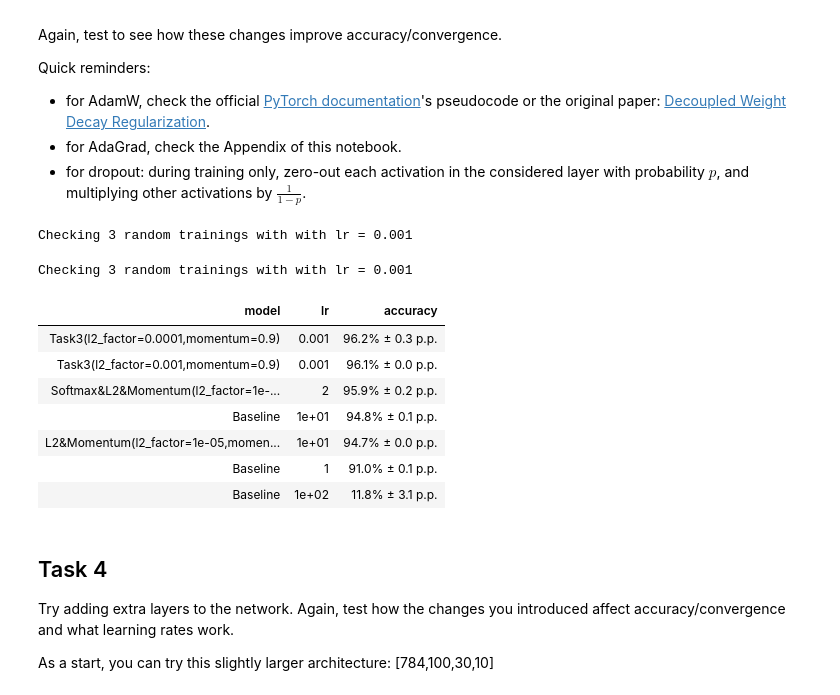
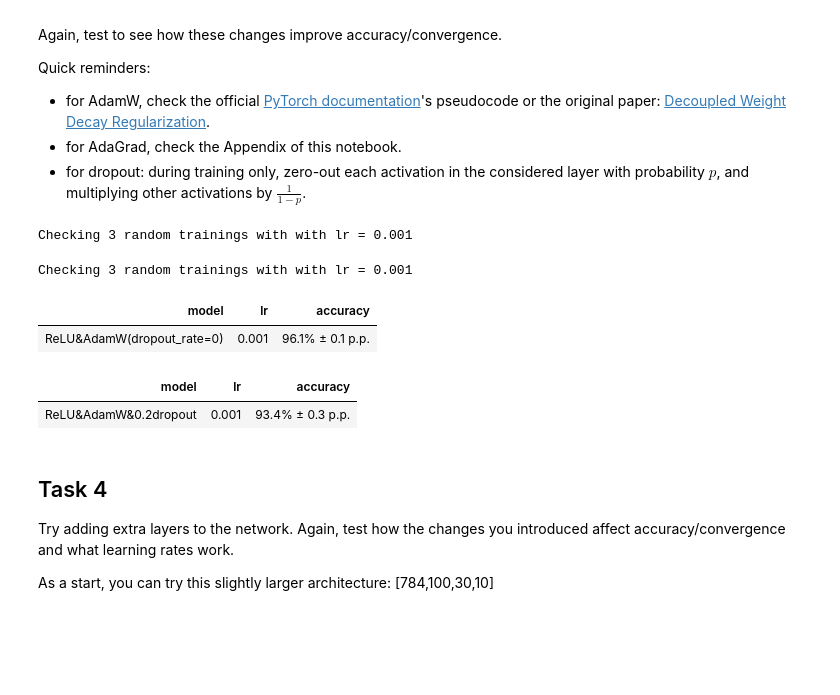
Before and after one commit to kapikozak/Deep-Neural-Networks-2026W, a Jupyter notebook: dnn04_better_MNIST.ipynb, the cells around one changed output. Cells and saved outputs as stored; diff of their text form; code cells hidden in the pictures; blank space fills up the shorter version.

Commit message:
Add dropout in Task3 and implement Task4

```diff
--- a/dnn04_better_MNIST.ipynb
+++ b/dnn04_better_MNIST.ipynb
@@ -541,9 +541,11 @@ Quick reminders:
 class Task3(Network):
     def __init__(
         self,
-        sizes: Sequence[int],
-        l2_factor: float = 1e-5,
+        sizes: Sequence[int] = (784, 30, 10),
+        l2_factor: float = 1e-4,
         momentum: float = 0.9,
+        dropout_rate: float = 0.2,
+
     ):
         super().__init__(sizes=sizes)
 
@@ -557,6 +559,7 @@ class Task3(Network):
 
         self.l2_factor = l2_factor
         self.momentum = momentum
+        self.dropout_rate = dropout_rate
 
         self.m_w: list[FloatNDArray] = [np.zeros_like(w) for w in self.weights]
         self.m_b: list[FloatNDArray] = [np.zeros_like(b) for b in self.biases]
@@ -578,6 +581,9 @@ class Task3(Network):
             else:
                 z = np.maximum(0, a)
 
+                mask = np.random.binomial(1, 1 - self.dropout_rate, size=z.shape)
+                z *= mask / (1 - self.dropout_rate)
+
         return z
 
     def backprop(
@@ -597,6 +603,9 @@ class Task3(Network):
                 z = stable_softmax(a)
             else:
                 z = np.maximum(0, a)
+
+                mask = np.random.binomial(1, 1 - self.dropout_rate, size=z.shape)
+                z *= mask / (1 - self.dropout_rate)
 
             zs.append(z)
 
@@ -659,8 +668,9 @@ class Task3(Network):
 
 
 class NewModelResults(ModelResults):
-    def __init__(self):
-        super().__init__(self)
+    def __init__(self, epochs: int = 10):
+        self.epochs = epochs
+        super().__init__()
 
     def add_result(self, model_name: str, learning_rate: float, accuracy: float) -> None:
         if model_name not in self.results:
@@ -674,66 +684,58 @@ class NewModelResults(ModelResults):
         model_name: str,
         model_constructor: Callable[[Sequence[int]], Any],
         layers: Sequence[int] = (784, 30, 10),
-        learning_rates: Sequence[float] = (1.0, 10.0, 100.0),
+        lr: float = 1e-3,
         n_trainings: int = 3,
         **kwargs: Any
     ) -> None:
         if kwargs:
             if tuple(layers) != (784, 30, 10):
                 model_name += "[" + ",".join(str(n) for n in layers) + "]"
 
             model_name += "("
             for k, v in kwargs.items():
                 if isinstance(v, (float,  np.floating)):
                     model_name += f"{k}={v:.1g},"
                 else:
                     model_name += f"{k}={v},"
             model_name = model_name[:-1]
             model_name += ")"
 
-        for lr in learning_rates:
-            print(f"Checking {n_trainings} random trainings with with lr = {lr}")
-            for i in range(n_trainings):
-                network = model_constructor(layers, **kwargs)
-                accuracy = network.train(
-                    (x_train, y_train),
-                    epochs=10,
-                    mini_batch_size=16,
-                    learning_rate=lr,
-                    test_data=(x_test, y_test),
-                )
-                self.add_result(model_name, lr, float(accuracy))
+        print(f"Checking {n_trainings} random trainings with with lr = {lr}")
+        for i in range(n_trainings):
+            network = model_constructor(layers, **kwargs)
+            accuracy = network.train(
+                (x_train, y_train),
+                epochs=self.epochs,
+                mini_batch_size=16,
+                learning_rate=lr,
+                test_data=(x_test, y_test),
+            )
+            self.add_result(model_name, lr, float(accuracy))
 
-model_results.evaluate_model(
-    model_name=f"Task3",
+new_model_results = NewModelResults()
+longer_training = NewModelResults(epochs=15)
+
+new_model_results.evaluate_model(
+    model_name=f"ReLU&AdamW",
     model_constructor=Task3,
-    learning_rates=[1e-3],
-    n_trainings=3,
-    l2_factor=1e-4,
-    momentum=0.9,
+    dropout_rate=0.0,
 )
 
-model_results.evaluate_model(
-    model_name=f"Task3",
+longer_training.evaluate_model(
+    model_name=f"ReLU&AdamW&0.2dropout",
     model_constructor=Task3,
-    learning_rates=[1e-3],
-    n_trainings=3,
-    l2_factor=1e-3,
-    momentum=0.9,
 )
 
-model_results.display_results()
+new_model_results.display_results()
+longer_training.display_results()
 # %% [output]
 Checking 3 random trainings with with lr = 0.001
 Checking 3 random trainings with with lr = 0.001
 | model | lr | accuracy |
-| Task3(l2_factor=0.0001,momentum=0.9) | 0.001 | 96.2% ± 0.3 p.p. |
-| Task3(l2_factor=0.001,momentum=0.9) | 0.001 | 96.1% ± 0.0 p.p. |
-| Softmax&L2&Momentum(l2_factor=1e-... | 2 | 95.9% ± 0.2 p.p. |
-| Baseline | 1e+01 | 94.8% ± 0.1 p.p. |
-| L2&Momentum(l2_factor=1e-05,momen... | 1e+01 | 94.7% ± 0.0 p.p. |
-| Baseline | 1 | 91.0% ± 0.1 p.p. |
-| Baseline | 1e+02 | 11.8% ± 3.1 p.p. |
+| ReLU&AdamW(dropout_rate=0) | 0.001 | 96.1% ± 0.1 p.p. |
+| model | lr | accuracy |
+| ReLU&AdamW&0.2dropout | 0.001 | 93.4% ± 0.3 p.p. |
 # %% [markdown]
 ## Task 4
 Try adding extra layers to the network. Again, test how the changes you introduced affect accuracy/convergence and what learning rates work.
```
Also changed, not shown: parts of 4 cells of this notebook.
